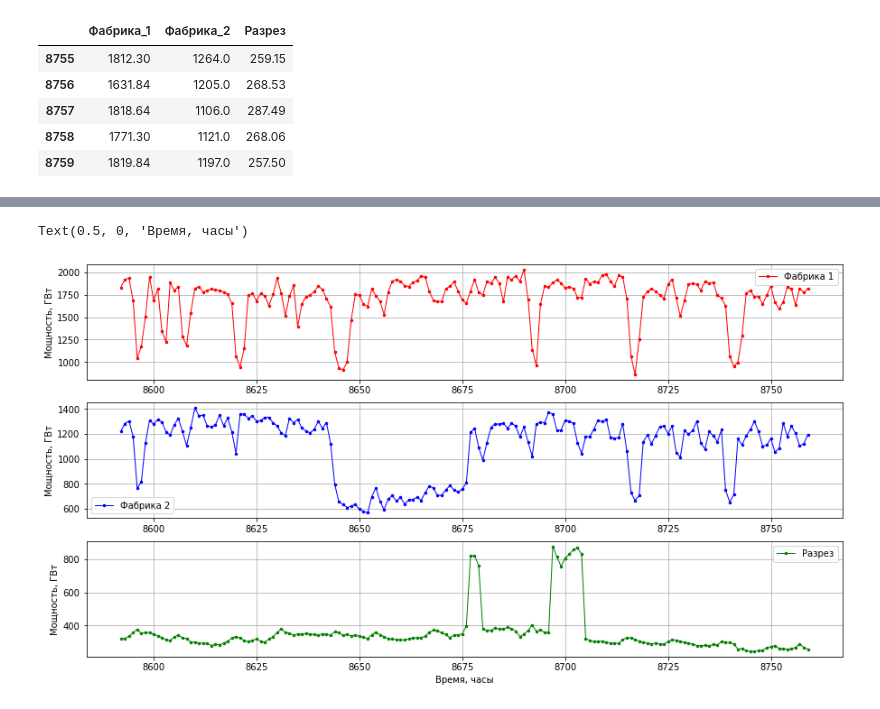
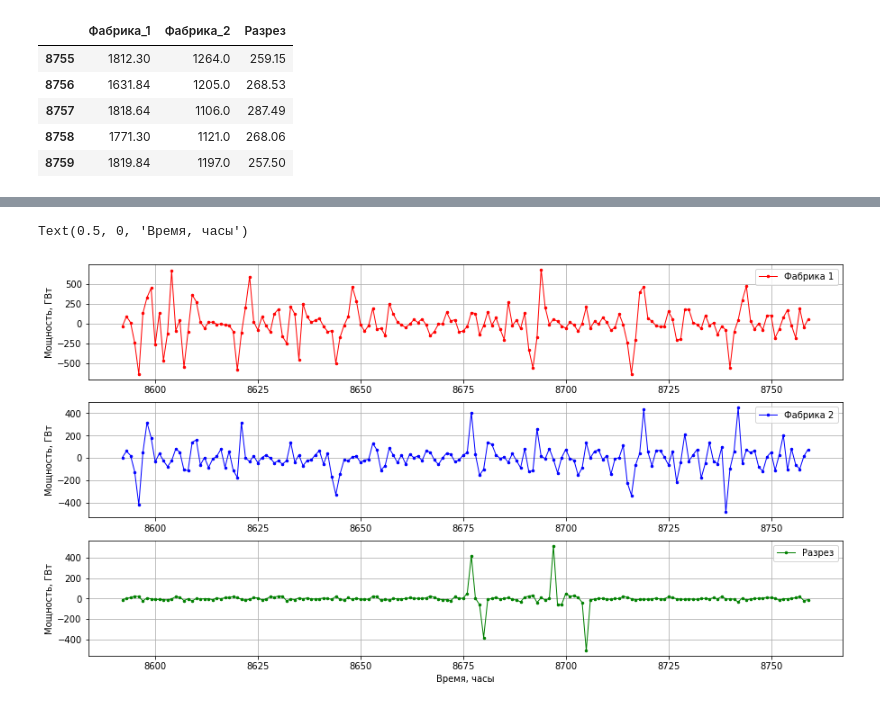
Before and after one commit to Stepan229/-1, a Jupyter notebook: График с таблицей.ipynb, the cells around one changed output, grey strips where cells are left out. Cells and saved outputs as stored; diff of their text form; code cells hidden in the pictures.

```diff
--- a/График с таблицей.ipynb
+++ b/График с таблицей.ipynb
@@ -33,0 +28,15 @@ print()
+# %%
+input_matrix = input_df.values # перевод таблицы в матрицу
+print('размерность матрицы', input_matrix.shape)
+print(range(len(input_matrix)))
+m = np.zeros((8760,3))
+
+n = np.zeros((1,3))
+i = 8592
+k = (len(input_matrix))-1
+print(k)
+for i in range(k):
+    m = input_matrix[i+1,] - input_matrix[i,]
+    n = np.vstack((n, m))
+print(n)
+print('размерность матрицы', n.shape)
@@ -34,21 +55,21 @@ print()
 # %%
 # вначале создать объект для рисования на нем
 fig, ax = plt.subplots(3, 1, figsize = (15, 8))
-timestamps = range(0, input_matrix.shape[0])
+timestamps = range(0, n.shape[0])
 begin = 8592
 end = 8760
 step = 1
-ax[0].plot(timestamps[begin : end : step], input_matrix[begin : end : step, 0], 'red',  marker = '.', linewidth = 1, markersize = 5)
-ax[1].plot(timestamps[begin : end : step], input_matrix[begin : end : step, 1], 'blue', marker = '.', markersize = 5, linewidth = 1)
-ax[2].plot(timestamps[begin : end : step], input_matrix[begin : end : step, 2], 'green', marker = '.', markersize = 5, linewidth = 1)
+ax[0].plot(timestamps[begin : end : step], n[begin : end : step, 0], 'red',  marker = '.', linewidth = 1, markersize = 5)
+ax[1].plot(timestamps[begin : end : step], n[begin : end : step, 1], 'blue', marker = '.', markersize = 5, linewidth = 1)
+ax[2].plot(timestamps[begin : end : step], n[begin : end : step, 2], 'green', marker = '.', markersize = 5, linewidth = 1)
 legend = ['Фабрика 1', 'Фабрика 2', 'Разрез']
 for _ in zip(ax, legend):
   _[0].set_ylabel('Мощность, ГВт')
   _[0].legend([_[1]])
   _[0].grid(True)
 
 
 ax[-1].set_xlabel('Время, часы')
 # %% [output]
 Text(0.5, 0, 'Время, часы')
-[figure, old version]
+[figure, new version]
```
Also changed, not shown: parts of 2 cells of this notebook.
